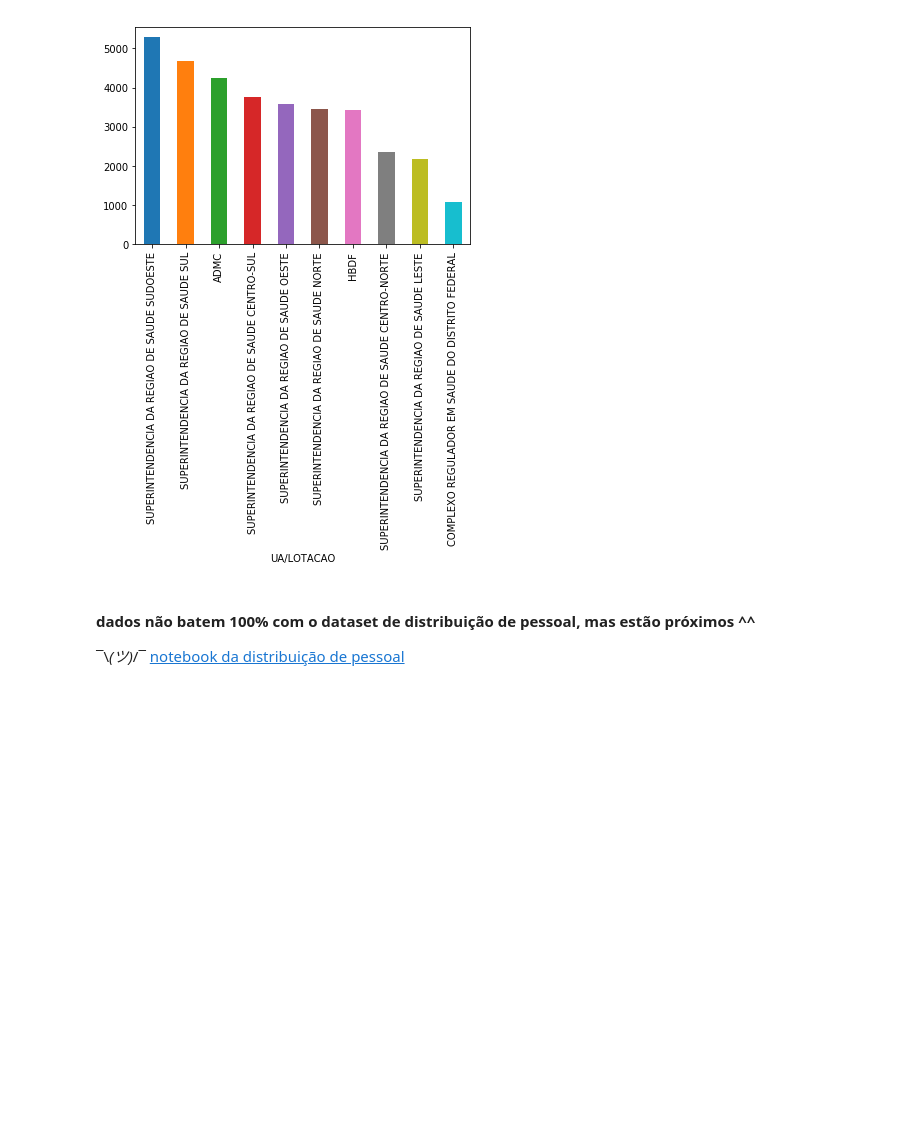
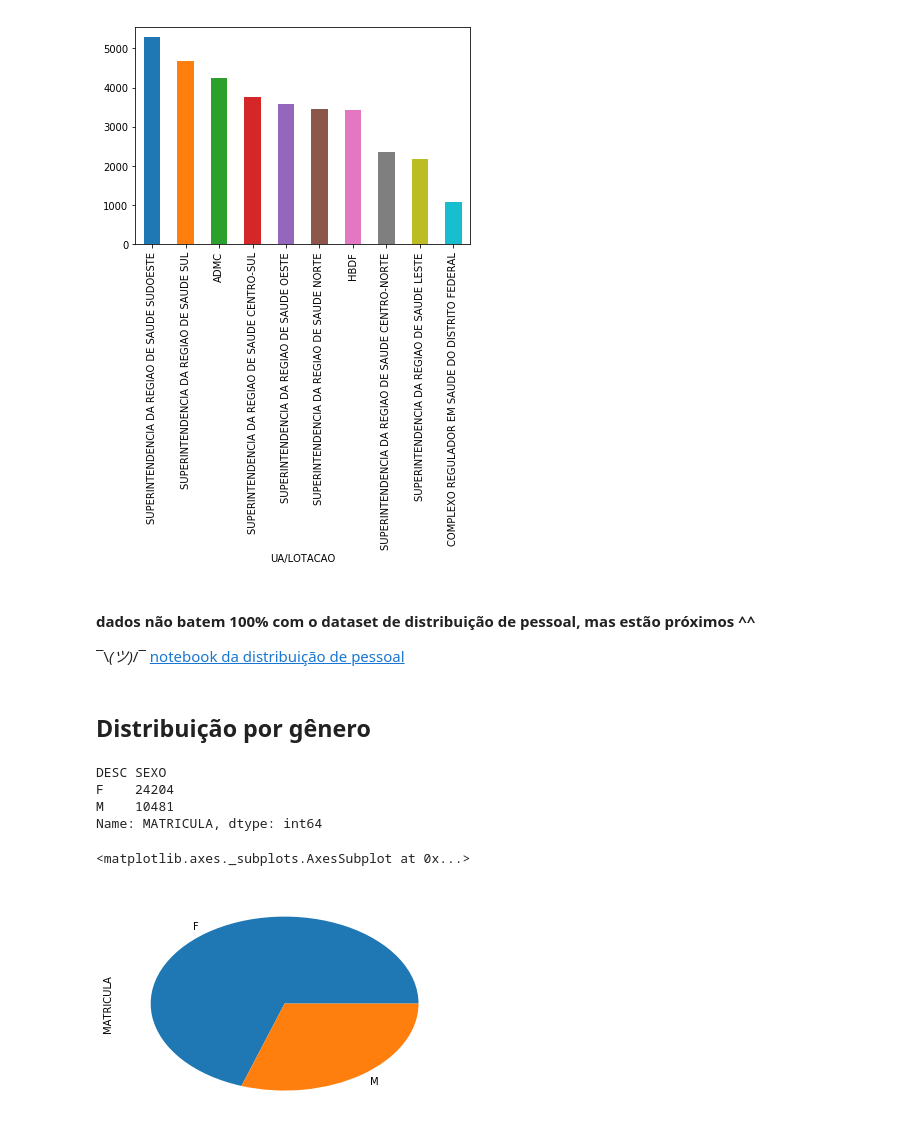
Before and after one commit to chris-redfield/hacksaude-2018, a Jupyter notebook: hackathon-2018-pessoal.ipynb, the cells around one changed output. Drawn from its saved outputs; the diff is of its cells as text; code cells hidden in the pictures; blank space fills up the shorter version.

```diff
--- a/hackathon-2018-pessoal.ipynb
+++ b/hackathon-2018-pessoal.ipynb
@@ -125,3 +125,18 @@ grouped['MATRICULA'].count().sort_values(ascending=False)[:10].plot.bar()
 #### dados não batem 100% com o dataset de distribuição de pessoal, mas estão próximos ^^
 ¯\\_(ツ)_/¯
 [notebook da distribuição de pessoal](https://github.com/chris-redfield/hacksaude-2018/blob/master/ditribuicao-profissionais.ipynb#Quantidade-de-servidores-por-unidade)
+# %% [markdown]
+## Distribuição por gênero
+# %%
+grouped = df.groupby('DESC SEXO')
+grouped['MATRICULA'].count().sort_values(ascending=False)
+# %% [output]
+DESC SEXO
+F    24204
+M    10481
+Name: MATRICULA, dtype: int64
+# %%
+grouped['MATRICULA'].count().sort_values(ascending=False).plot.pie()
+# %% [output]
+<matplotlib.axes._subplots.AxesSubplot at 0x...>
+[figure, added]
```
